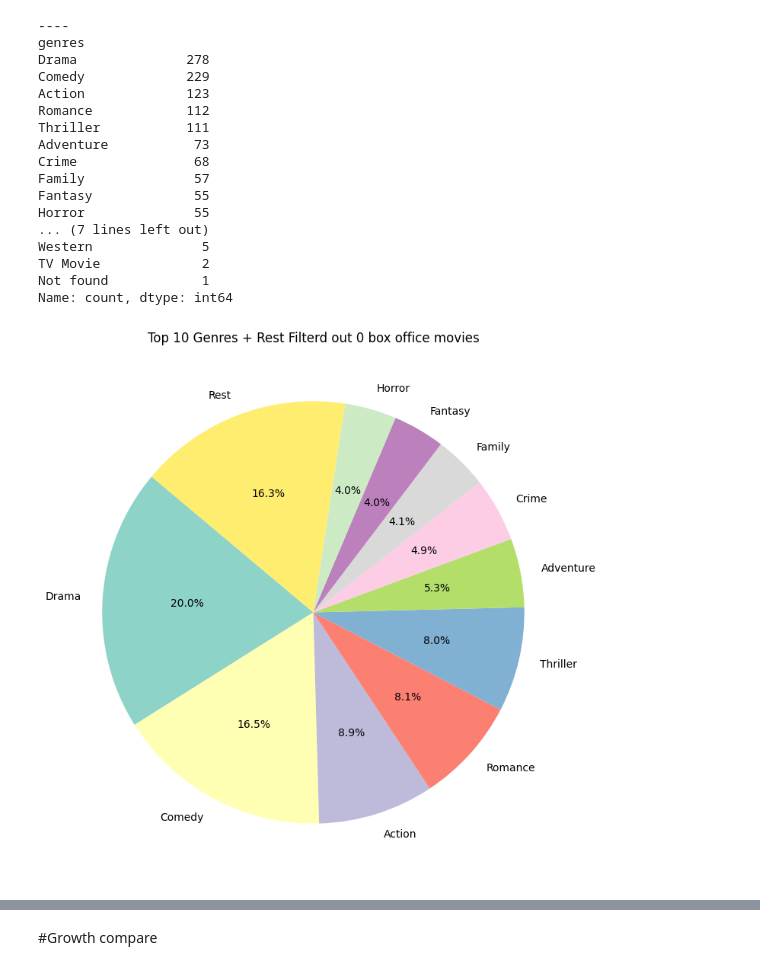
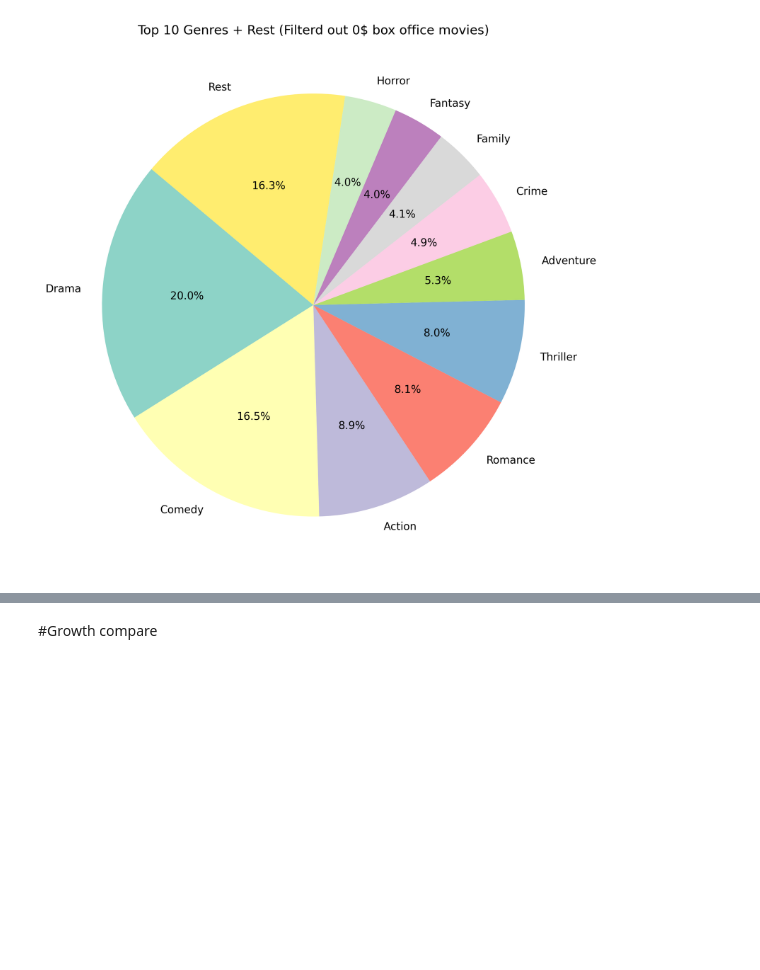
Before and after one commit to Babayaga069/ds_project, a Jupyter notebook: Questions/Q3/Dataanalyse.ipynb, the cells around one changed output, grey strips where cells are left out. Cells and saved outputs as stored; diff of their text form; code cells hidden in the pictures; blank space fills up the shorter version.

```diff
--- a/Questions/Q3/Dataanalyse.ipynb
+++ b/Questions/Q3/Dataanalyse.ipynb
@@ -47,7 +47,7 @@ def pie_chart(dataframe,columname="genres",topgenres=5,filter_zero=False):
     else:
         plot_data = top_genres_plot
 
-    plt.figure(figsize=(9, 9))
+    plt.figure(figsize=(9, 9),dpi=300)
     plot_data.plot(
         kind='pie',
         autopct='%1.1f%%',
@@ -55,7 +55,7 @@ def pie_chart(dataframe,columname="genres",topgenres=5,filter_zero=False):
         colormap='Set3'
     )
     if filter_zero:
-        filter_text= "Filterd out 0 box office movies"
+        filter_text= "(Filterd out 0$ box office movies)"
         plt.title(f"Top {topgenres} Genres + Rest {filter_text}")
         plt.ylabel('')
     else:
@@ -67,26 +67,9 @@ def pie_chart(dataframe,columname="genres",topgenres=5,filter_zero=False):
 # %%
 #testblock
 
 #pie_chart(data_2010,"genres",10,False)
 #print("----")
-#pie_chart(data_2010,"genres",10,True)
-#pie_chart(data_2025,"genres",10,True)
+pie_chart(data_2010,"genres",10,True)
+pie_chart(data_2025,"genres",10,True)
 # %% [output]
-----
-genres
-Drama              278
-Comedy             229
-Action             123
-Romance            112
-Thriller           111
-Adventure           73
-Crime               68
-Family              57
-Fantasy             55
-Horror              55
-... (7 lines left out)
-Western              5
-TV Movie             2
-Not found            1
-Name: count, dtype: int64
-[figure, old version]
+[figure, new version]
```
Also changed, not shown: parts of 7 cells of this notebook, 7 other files.
